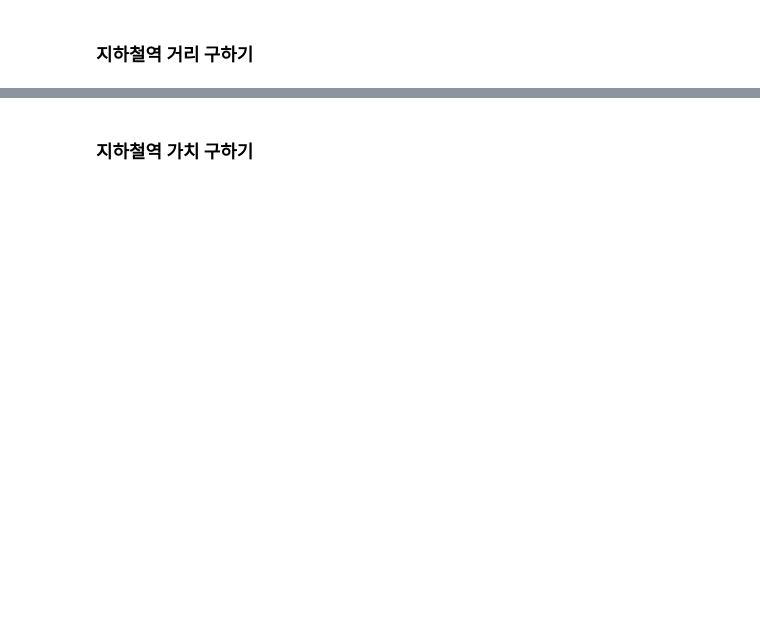
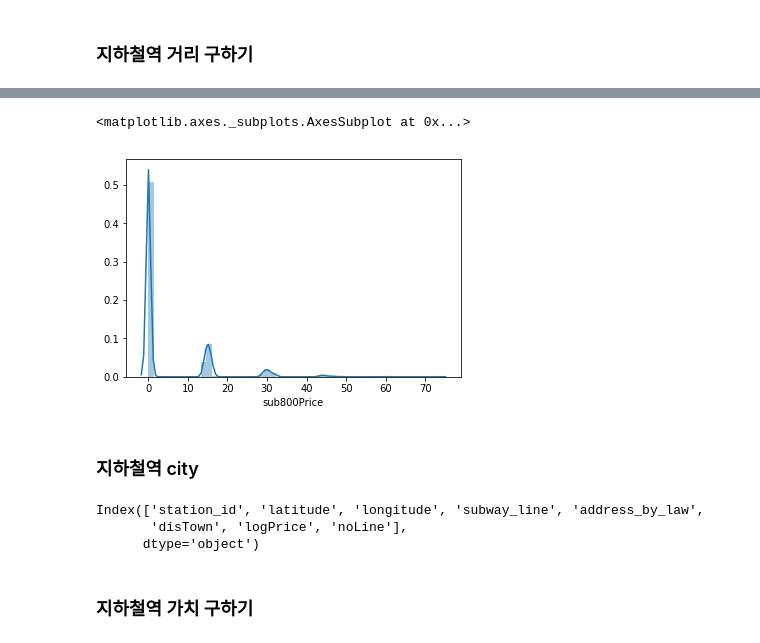
Before and after one commit to LeoHNLee/dacon-4th-predicting-apartments-transaction-price, a Jupyter notebook: hn-eda-prep-fe-2nd.ipynb, the cells around one changed output, grey strips where cells are left out. Cells and saved outputs as stored; diff of their text form; code cells hidden in the pictures; blank space fills up the shorter version.

Commit message:
hn eda prep fe 2nd / subway, price

```diff
--- a/hn-eda-prep-fe-2nd.ipynb
+++ b/hn-eda-prep-fe-2nd.ipynb
@@ -261,0 +412,15 @@ for u in allUniq:
+# %%
+sub200 = {a:0 for a in subDist.keys()}
+sub500 = {a:0 for a in subDist.keys()}
+sub800 = {a:0 for a in subDist.keys()}
+for a in subDist.keys():
+    sub200[a] += sum(len(subLines[s]) for s, dist in zip(subDist[a].keys(), subDist[a].values()) if dist<=200 and type(subLines[s]) == list)
+    sub500[a] += sum(len(subLines[s]) for s, dist in zip(subDist[a].keys(), subDist[a].values()) if dist>200 and dist<=500 and type(subLines[s]) == list)
+    sub800[a] += sum(len(subLines[s]) for s, dist in zip(subDist[a].keys(), subDist[a].values()) if dist>500 and dist<=800 and type(subLines[s]) == list)
+# %%
+train['sub200'] = train['apartment_id'].apply(lambda row : sub200[row])
+train['sub500'] = train['apartment_id'].apply(lambda row : sub500[row])
+train['sub800'] = train['apartment_id'].apply(lambda row : sub800[row])
+test['sub200'] = test['apartment_id'].apply(lambda row : sub200[row])
+test['sub500'] = test['apartment_id'].apply(lambda row : sub500[row])
+test['sub800'] = test['apartment_id'].apply(lambda row : sub800[row])
@@ -261,0 +441,29 @@ for u in allUniq:
+# %%
+sub200Price = {a:0 for a in subDist.keys()}
+sub500Price = {a:0 for a in subDist.keys()}
+sub800Price = {a:0 for a in subDist.keys()}
+subPrice = pd.Series(subway['logPrice'], index=subway['station_id'])
+for a in subDist.keys():
+    sub200Price[a] += sum(subPrice[s] for s, dist in zip(subDist[a].keys(), subDist[a].values()) if dist<=200 and type(subLines[s]) == list and not np.isnan(subPrice[s]))
+    sub500Price[a] += sum(subPrice[s] for s, dist in zip(subDist[a].keys(), subDist[a].values()) if dist>200 and dist<=500 and type(subLines[s]) == list and not np.isnan(subPrice[s]))
+    sub800Price[a] += sum(subPrice[s] for s, dist in zip(subDist[a].keys(), subDist[a].values()) if dist>500 and dist<=800 and type(subLines[s]) == list and not np.isnan(subPrice[s]))
+# %%
+train['sub200Price'] = train['apartment_id'].apply(lambda row : sub200Price[row])
+train['sub500Price'] = train['apartment_id'].apply(lambda row : sub500Price[row])
+train['sub800Price'] = train['apartment_id'].apply(lambda row : sub800Price[row])
+test['sub200Price'] = test['apartment_id'].apply(lambda row : sub200Price[row])
+test['sub500Price'] = test['apartment_id'].apply(lambda row : sub500Price[row])
+test['sub800Price'] = test['apartment_id'].apply(lambda row : sub800Price[row])
+# %%
+sns.distplot(train['sub800Price'])
+# %% [output]
+<matplotlib.axes._subplots.AxesSubplot at 0x...>
+[figure, added]
+# %% [markdown]
+### 지하철역 city
+# %%
+subway.columns
+# %% [output]
+Index(['station_id', 'latitude', 'longitude', 'subway_line', 'address_by_law',
+       'disTown', 'logPrice', 'noLine'],
+      dtype='object')
```
Also changed, not shown: parts of 43 cells of this notebook.
